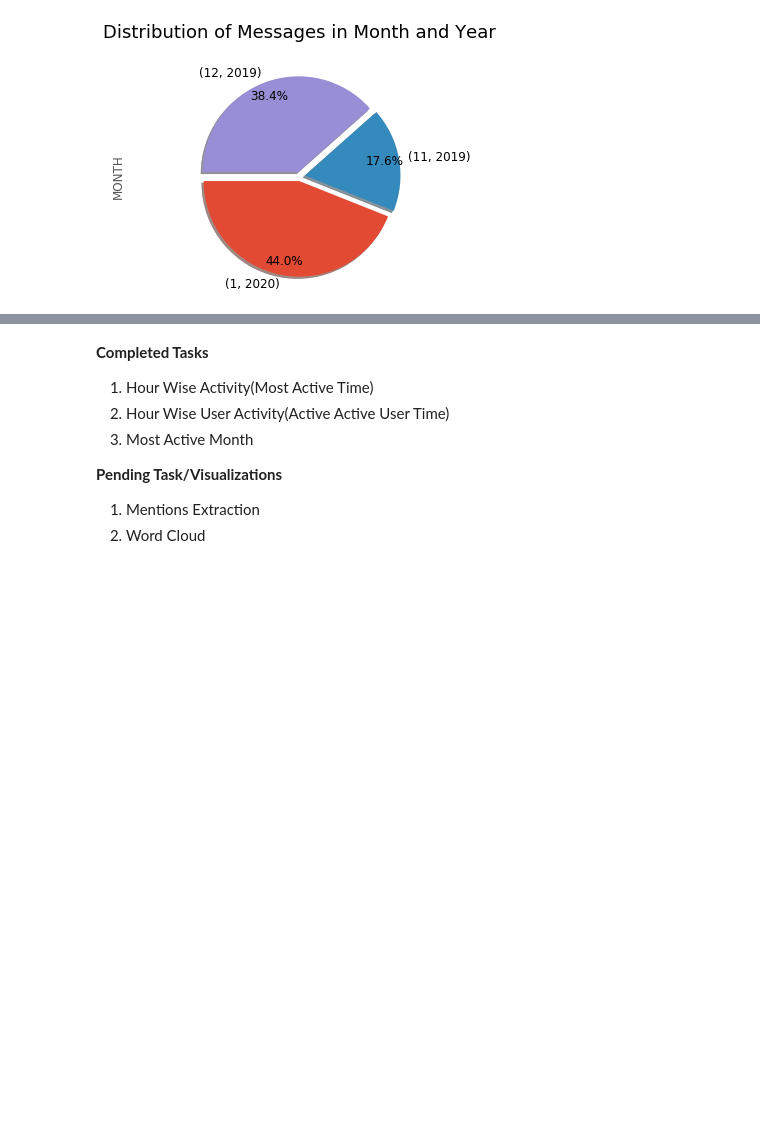
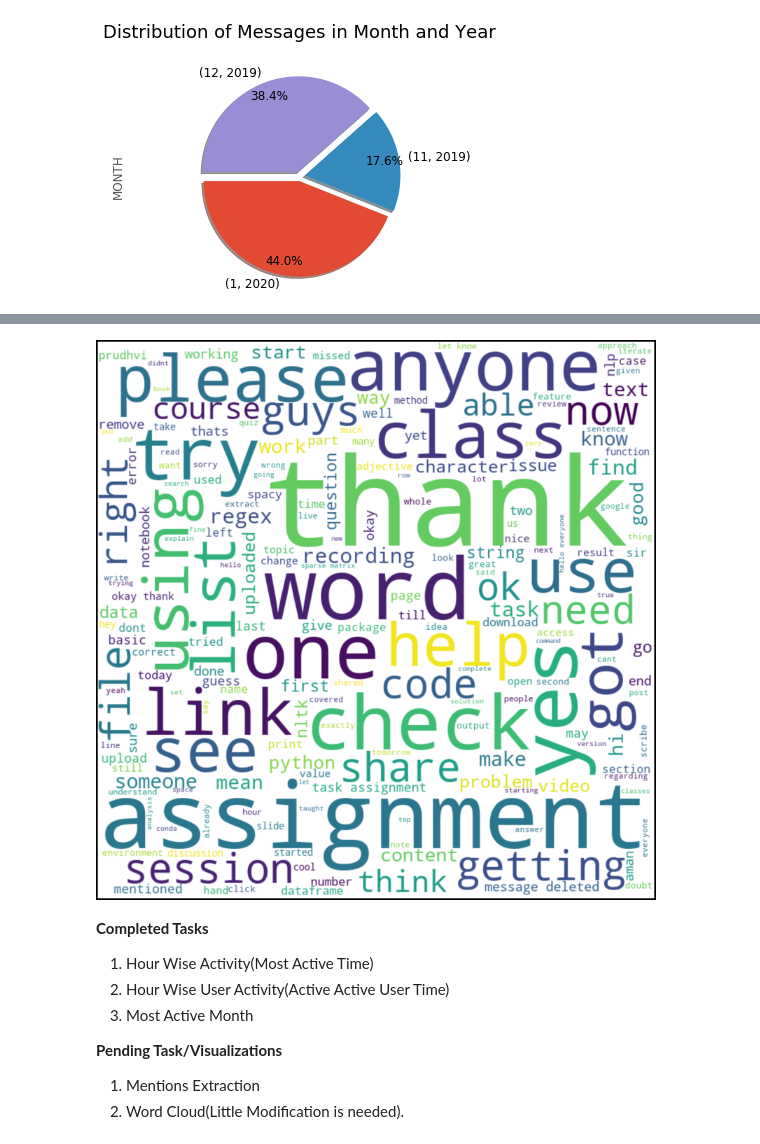
Before and after one commit to AVI18794/NLP, a Jupyter notebook: Chat Analysis.ipynb, the cells around one changed output, grey strips where cells are left out. Cells and saved outputs as stored; diff of their text form; code cells hidden in the pictures; blank space fills up the shorter version.

Commit message:
Word Cloud Added.

```diff
--- a/Chat Analysis.ipynb
+++ b/Chat Analysis.ipynb
@@ -602,0 +609,16 @@ pie_chart_plot(active_month1)
+# %%
+import wordcloud
+from wordcloud import WordCloud,STOPWORDS
+import re
+import string
+
+def cleantextualdata(text):
+    data = text.lower()
+    data = re.sub(r'(?i)\b((?:https?://|www\d{0,3}[.]|[a-z0-9.\-]+[.][a-z]{2,4}/)(?:[^\s()<>]+|\(([^\s()<>]+|(\([^\s()<>]+\)))*\))+(?:\(([^\s()<>]+|(\([^\s()<>]+\)))*\)|[^\s`!()\[\]{};:\'".,<>?«»“”‘’]))', '', data)
+    data = re.sub(r'#(\w+)','',data)
+    data = re.sub(r'@(\w+)','',data)
+    data = "".join([text for text in data if text not in string.punctuation])
+    return data
+# %%
+df['CLEAN_MESSAGE'] = df['Message'].apply(cleantextualdata)
+df.head()
@@ -603,3 +632,31 @@ pie_chart_plot(active_month1)
+# %%
+text = " ".join(mess for mess in df['CLEAN_MESSAGE'])
+text = text.replace("media omitted","")
+text ="".join(data for data in text if (data!=string.punctuation or data.isalpha()==False))
+# print(text)
+stop_words = STOPWORDS
+stop_words.add('will')
+# %%
+#Generating the wordcloud
+wordcloud = WordCloud(
+    width=800,
+    height=800,
+    background_color = 'white',
+    stopwords=stop_words
+).generate(text)
+
+#Plot the figure
+fig = plt.figure(
+     figsize=(40,30),
+    facecolor='k',
+    edgecolor='k'
+)
+plt.imshow(wordcloud,interpolation='bilinear')
+plt.axis('off')
+plt.tight_layout(pad=0)
+plt.show()
+# %% [output]
+[figure, added]
 # %% [markdown]
 **Completed Tasks**
 
@@ -612,4 +669,4 @@ pie_chart_plot(active_month1)
 **Pending Task/Visualizations**
 
 1.   Mentions Extraction
-2.   Word Cloud
+2.   Word Cloud(Little Modification is needed).
```
Also changed, not shown: parts of 2 cells of this notebook.
